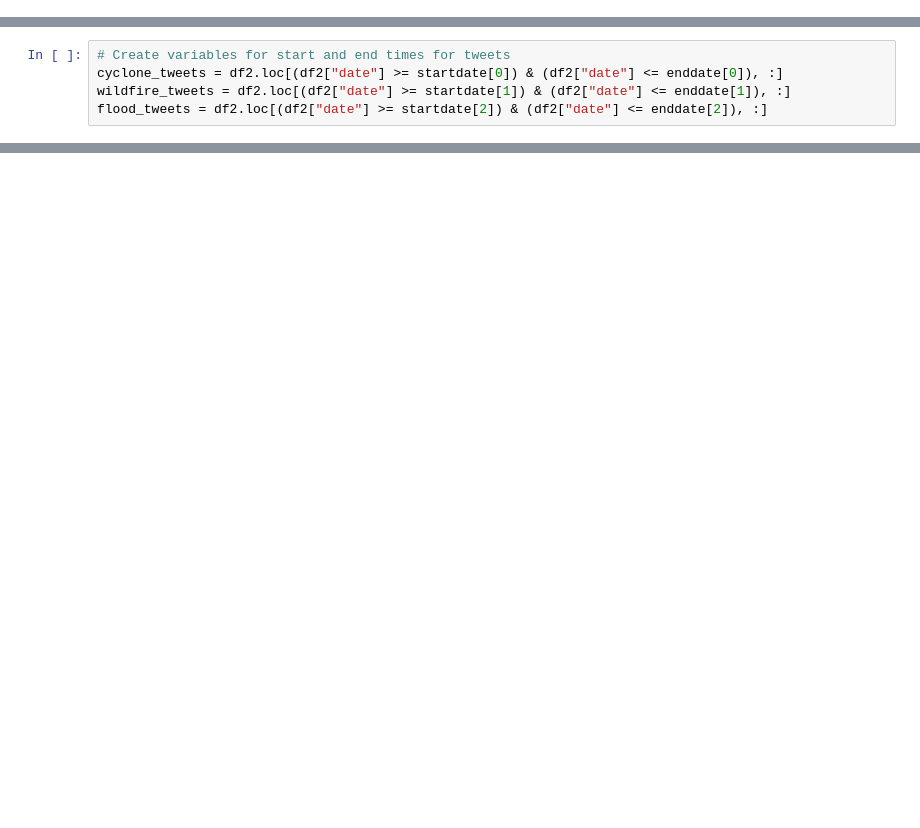
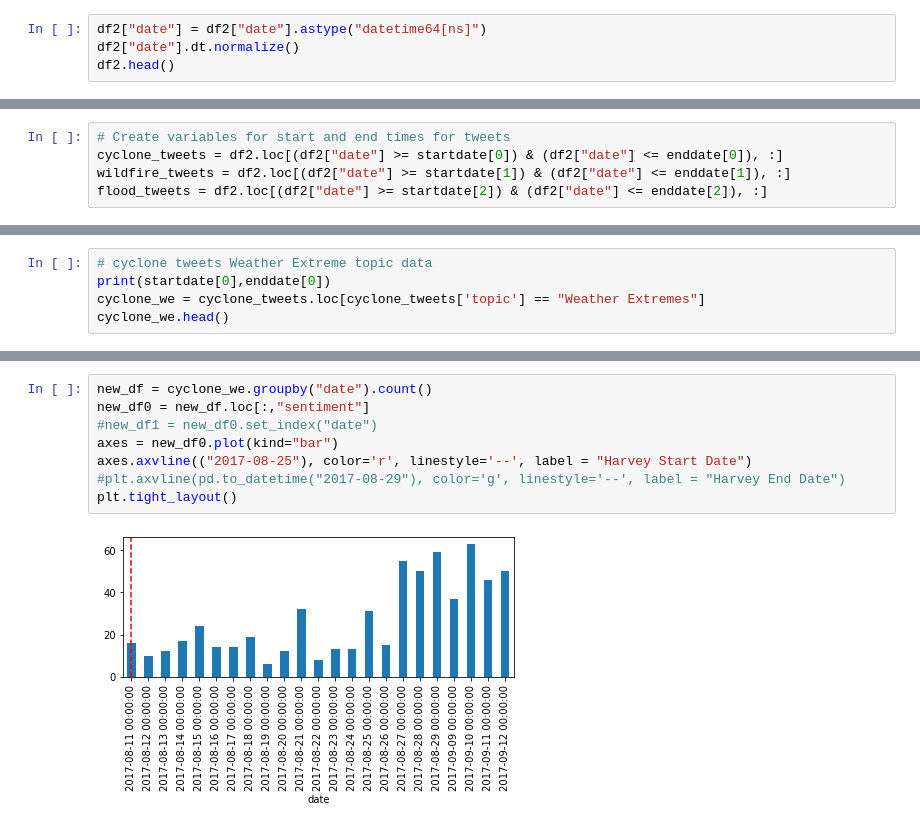
Before and after one commit to andcetera/Twitter-climate-change-sentiment, a Jupyter notebook: us_disasters.ipynb, the cells around one changed output, grey strips where cells are left out. Cells and saved outputs as stored; diff of their text form; blank space fills up the shorter version.

Commit message:
graph added

```diff
--- a/us_disasters.ipynb
+++ b/us_disasters.ipynb
@@ -158,3 +160,7 @@ df2.head()
 | 2 | 11647260 | 2018-09-29 14:42:56 | 44.000340 | -72.749830 | -0.216689 | Politics | believer | female | not aggressive | ... |
 | 3 | 11810796 | 2018-10-08 22:23:50 | 39.952330 | -75.163790 | -0.687731 | Global stance | believer | female | not aggressive | ... |
 | 4 | 13183104 | 2018-12-16 11:52:40 | 45.421106 | -75.690308 | 0.611834 | Weather Extremes | believer | male | not aggressive | ... |
+# %%
+df2["date"] = df2["date"].astype("datetime64[ns]")
+df2["date"].dt.normalize()
+df2.head()
@@ -196,3 +212,8 @@ flood_tweets.head()
 | 308 | 2590530 | 2015-05-28 19:45:17 | 38.895037 | -77.036543 | -0.523694 | Weather Extremes | neutral | female | aggressive | ... |
 | 589 | 2667006 | 2015-06-11 02:05:12 | 53.550140 | -113.468710 | 0.459667 | Global stance | believer | female | not aggressive | ... |
 | 608 | 2584784 | 2015-05-28 07:28:08 | 35.084103 | -106.650985 | -0.514281 | Politics | neutral | male | not aggressive | ... |
+# %%
+# cyclone tweets Weather Extreme topic data
+print(startdate[0],enddate[0])
+cyclone_we = cyclone_tweets.loc[cyclone_tweets['topic'] == "Weather Extremes"]
+cyclone_we.head()
@@ -198,0 +266,10 @@ flood_tweets.head()
+# %%
+new_df = cyclone_we.groupby("date").count()
+new_df0 = new_df.loc[:,"sentiment"]
+#new_df1 = new_df0.set_index("date")
+axes = new_df0.plot(kind="bar")
+axes.axvline(("2017-08-25"), color='r', linestyle='--', label = "Harvey Start Date")
+#plt.axvline(pd.to_datetime("2017-08-29"), color='g', linestyle='--', label = "Harvey End Date")
+plt.tight_layout()
+# %% [output]
+[figure, added]
```
Also changed, not shown: parts of 10 cells of this notebook.
